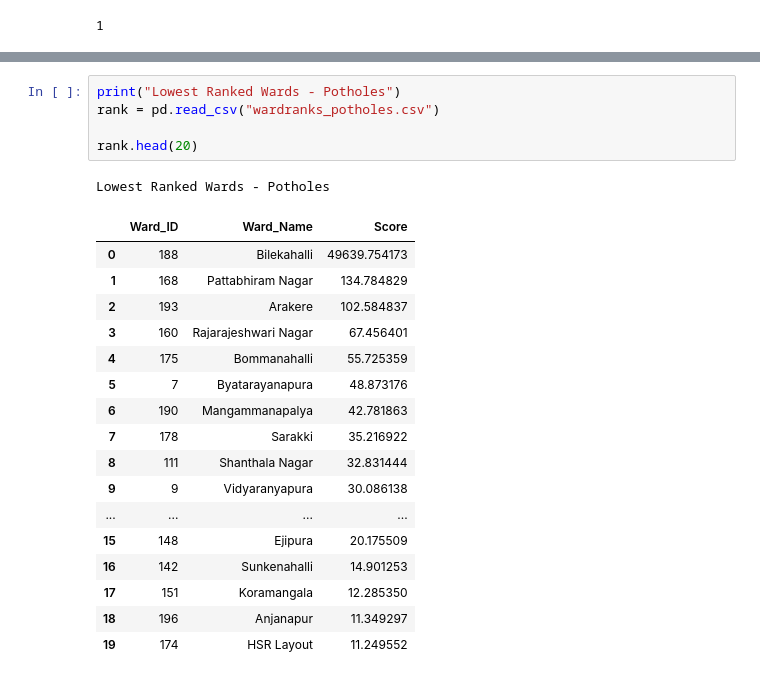
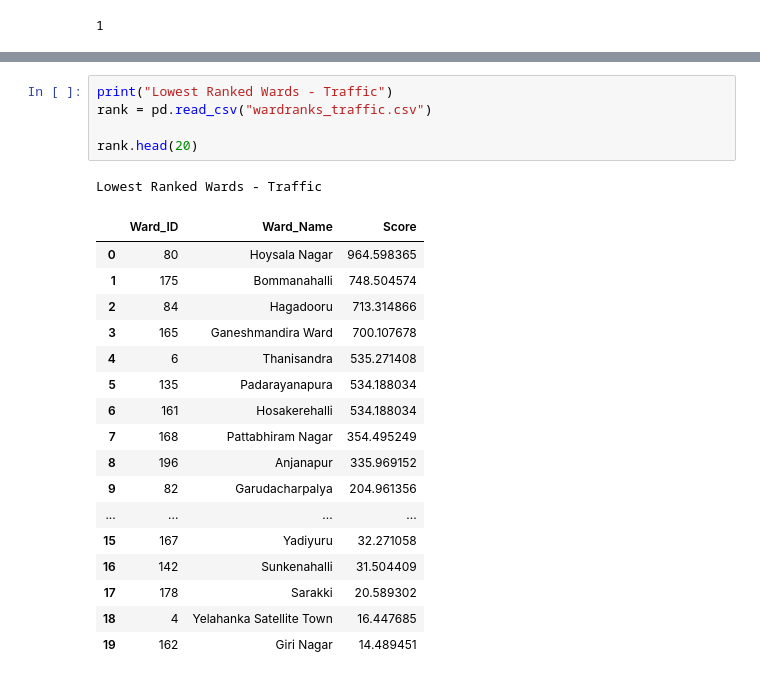
Before and after one commit to ShriyaShankar/Ward-Index, a Jupyter notebook: test_ML.ipynb, the cells around one changed output, grey strips where cells are left out. Saved outputs shown, nothing was run; the diff lists cells and outputs as text.

Commit message:
added ranks for traffic and sewage

```diff
--- a/test_ML.ipynb
+++ b/test_ML.ipynb
@@ -951,27 +936,27 @@ Lowest Ranked Wards - Water
 # %%
-print("Lowest Ranked Wards - Potholes")
-rank = pd.read_csv("wardranks_potholes.csv")
+print("Lowest Ranked Wards - Traffic")
+rank = pd.read_csv("wardranks_traffic.csv")
 
 rank.head(20)
 # %% [output]
-Lowest Ranked Wards - Potholes
+Lowest Ranked Wards - Traffic
 |  | Ward_ID | Ward_Name | Score |
-| 0 | 188 | Bilekahalli | 49639.754173 |
-| 1 | 168 | Pattabhiram Nagar | 134.784829 |
-| 2 | 193 | Arakere | 102.584837 |
-| 3 | 160 | Rajarajeshwari Nagar | 67.456401 |
-| 4 | 175 | Bommanahalli | 55.725359 |
-| 5 | 7 | Byatarayanapura | 48.873176 |
-| 6 | 190 | Mangammanapalya | 42.781863 |
-| 7 | 178 | Sarakki | 35.216922 |
-| 8 | 111 | Shanthala Nagar | 32.831444 |
-| 9 | 9 | Vidyaranyapura | 30.086138 |
+| 0 | 80 | Hoysala Nagar | 964.598365 |
+| 1 | 175 | Bommanahalli | 748.504574 |
+| 2 | 84 | Hagadooru | 713.314866 |
+| 3 | 165 | Ganeshmandira Ward | 700.107678 |
+| 4 | 6 | Thanisandra | 535.271408 |
+| 5 | 135 | Padarayanapura | 534.188034 |
+| 6 | 161 | Hosakerehalli | 534.188034 |
+| 7 | 168 | Pattabhiram Nagar | 354.495249 |
+| 8 | 196 | Anjanapur | 335.969152 |
+| 9 | 82 | Garudacharpalya | 204.961356 |
 | ... | ... | ... | ... |
-| 15 | 148 | Ejipura | 20.175509 |
-| 16 | 142 | Sunkenahalli | 14.901253 |
-| 17 | 151 | Koramangala | 12.285350 |
-| 18 | 196 | Anjanapur | 11.349297 |
-| 19 | 174 | HSR Layout | 11.249552 |
+| 15 | 167 | Yadiyuru | 32.271058 |
+| 16 | 142 | Sunkenahalli | 31.504409 |
+| 17 | 178 | Sarakki | 20.589302 |
+| 18 | 4 | Yelahanka Satellite Town | 16.447685 |
+| 19 | 162 | Giri Nagar | 14.489451 |
 # %%
 print("Lowest Ranked Wards - Streetlights")
 rank = pd.read_csv("wardranks_stlights.csv")
```
Also changed, not shown: parts of 13 cells of this notebook, 6 other files.
